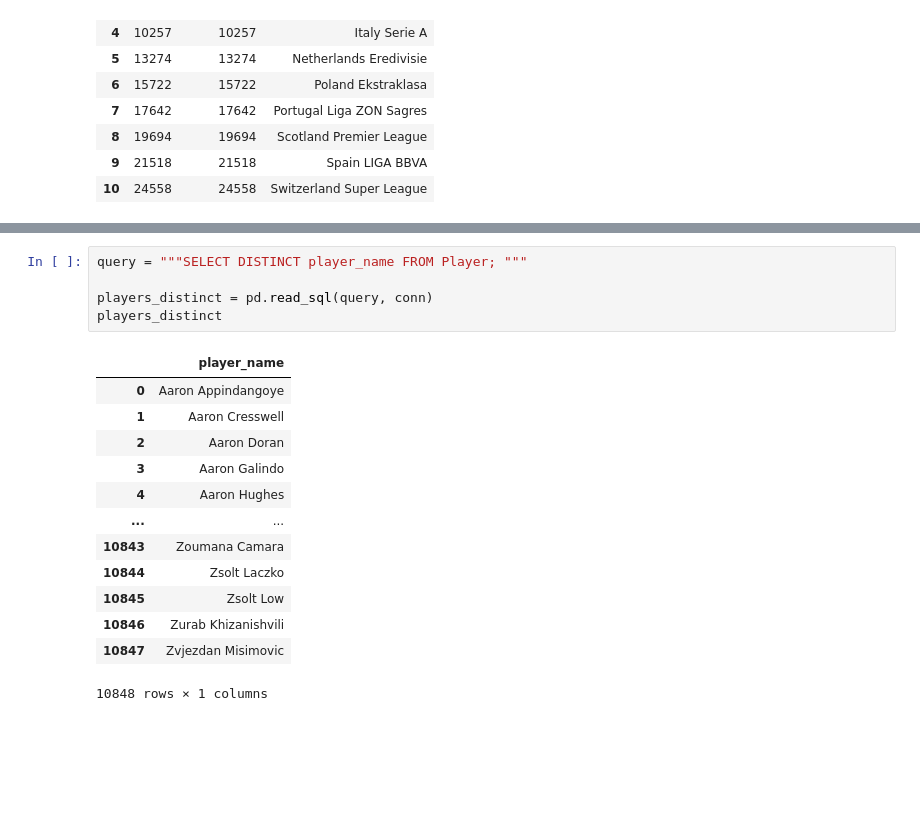
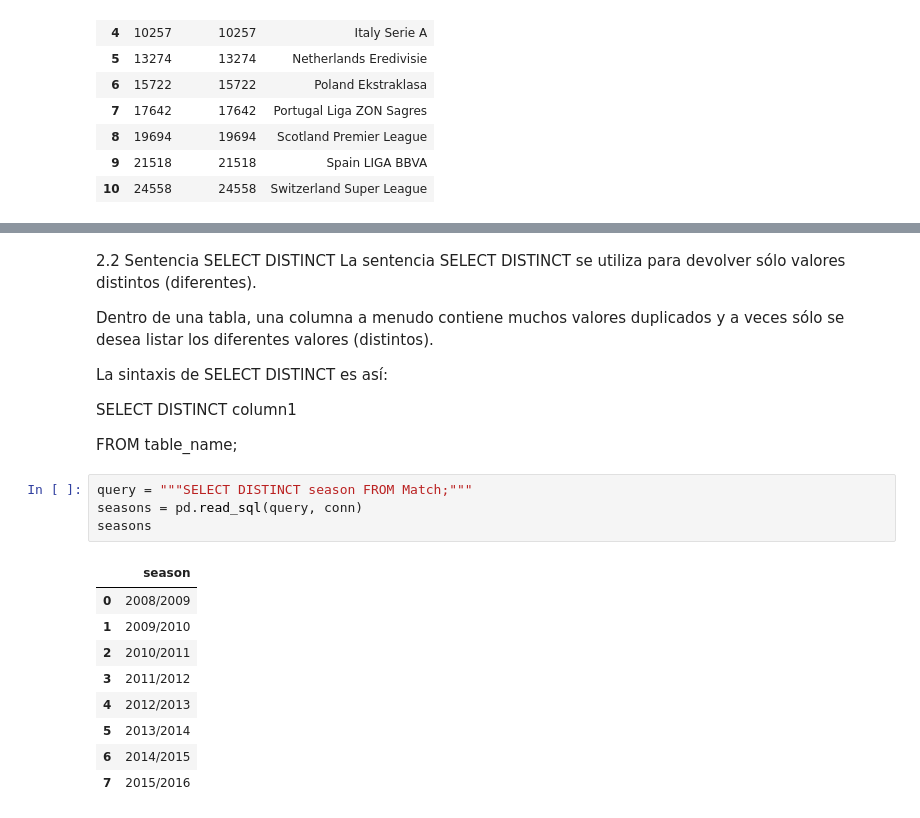
Before and after one commit to Eli0103/TalentoTech, a Jupyter notebook: Taller_SQL.ipynb, the cells around one changed output, grey strips where cells are left out. Drawn from its saved outputs; the diff is of its cells as text; blank space fills up the shorter version.

```diff
--- a/Taller_SQL.ipynb
+++ b/Taller_SQL.ipynb
@@ -103,19 +306,25 @@ players
+# %% [markdown]
+2.2 Sentencia SELECT DISTINCT
+La sentencia SELECT DISTINCT se utiliza para devolver sólo valores distintos (diferentes).
+
+Dentro de una tabla, una columna a menudo contiene muchos valores duplicados y a veces sólo se desea listar los diferentes valores (distintos).
+
+La sintaxis de SELECT DISTINCT es así:
+
+SELECT DISTINCT column1
+
+FROM table_name;
 # %%
-query = """SELECT DISTINCT player_name FROM Player; """
-
-players_distinct = pd.read_sql(query, conn)
-players_distinct
+query = """SELECT DISTINCT season FROM Match;"""
+seasons = pd.read_sql(query, conn)
+seasons
 # %% [output]
-|  | player_name |
-| 0 | Aaron Appindangoye |
-| 1 | Aaron Cresswell |
-| 2 | Aaron Doran |
-| 3 | Aaron Galindo |
-| 4 | Aaron Hughes |
-| ... | ... |
-| 10843 | Zoumana Camara |
-| 10844 | Zsolt Laczko |
-| 10845 | Zsolt Low |
-| 10846 | Zurab Khizanishvili |
-| 10847 | Zvjezdan Misimovic |
+|  | season |
+| 0 | 2008/2009 |
+| 1 | 2009/2010 |
+| 2 | 2010/2011 |
+| 3 | 2011/2012 |
+| 4 | 2012/2013 |
+| 5 | 2013/2014 |
+| 6 | 2014/2015 |
+| 7 | 2015/2016 |
-10848 rows × 1 columns
```
Also changed, not shown: parts of 31 cells of this notebook.
